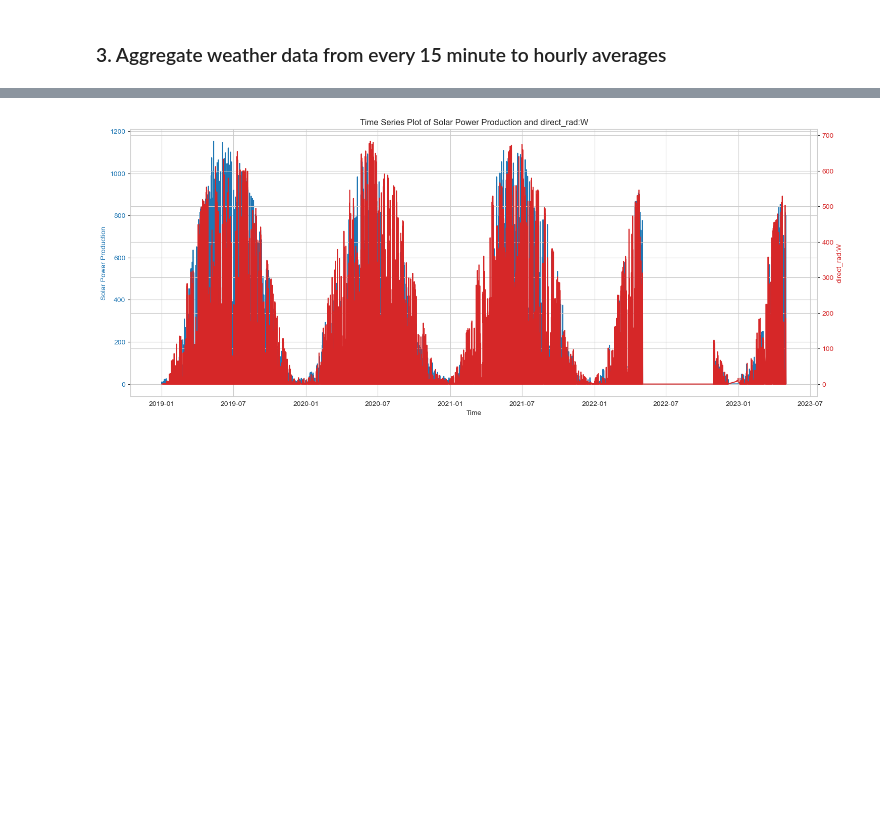
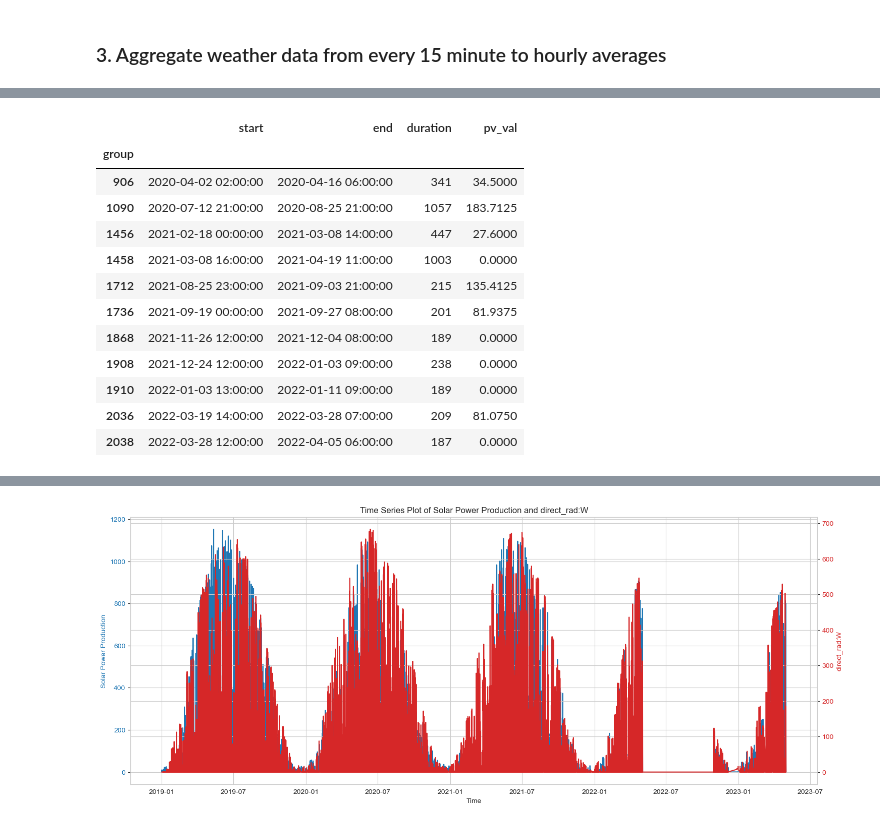
Before and after one commit to henningolweus/MLprosjekt, a Jupyter notebook: data/DataExploration.ipynb, the cells around one changed output, grey strips where cells are left out. Saved outputs shown, nothing was run; the diff lists cells and outputs as text; code cells hidden in the pictures; blank space fills up the shorter version.

Commit message:
first submission

```diff
--- a/data/DataExploration.ipynb
+++ b/data/DataExploration.ipynb
@@ -304,0 +269,54 @@ plot_feature(feats[5])
+# %%
+#If the production is a horizontal line for certain time intervals, it could indicate constant readings,
+#which may result from sensor malfunction, data logging issues, or other external factors.
+#Create a df that returns intervals of constant readings
+
+def get_constant_intervals(location):
+    if location.lower() =='a':
+            df = y_train_a.copy()
+    elif location.lower() == 'b':
+        df = y_train_b.copy()
+    elif location.lower() == 'c':
+        df = y_train_c.copy()
+    else:
+        return
+    # Calculate the difference in production values
+    df['diff'] = df['pv_measurement'].diff()
+
+    # Identify where the difference is zero
+    df['zero_diff'] = df['diff'].abs() < 1e-5
+
+    # Identify groups of consecutive zero differences
+    df['group'] = (df['zero_diff'] != df['zero_diff'].shift()).cumsum()
+
+    # Filter out only the groups with consecutive zero differences
+    constant_intervals = df[df['zero_diff']].groupby('group').agg(start=('time', 'min'),
+                                                                  end=('time', 'max'),
+                                                                  duration=('time', 'size'))
+    constant_intervals['pv_val'] = df[df['zero_diff']].groupby('group')['pv_measurement'].first()
+    return constant_intervals
+# %%
+constant_intervals_b = get_constant_intervals('b')
+vals = constant_intervals_b['pv_val'].unique()
+
+#Intervals with constant measurements that lasts longer than one week (i.e duration > 7 x 24 = 168)
+weekly_intervals_b = constant_intervals_b[constant_intervals_b['duration']>168]
+
+weekly_intervals_b
+#constant_intervals['pv_value'] = df[df['time'].isin(constant_intervals['start'])]['pv_measurement']
+
+#vals = constant_intervals['pv_value'].unique()
+# %% [output]
+|  | start | end | duration | pv_val |
+| group |  |  |  |  |
+| 906 | 2020-04-02 02:00:00 | 2020-04-16 06:00:00 | 341 | 34.5000 |
+| 1090 | 2020-07-12 21:00:00 | 2020-08-25 21:00:00 | 1057 | 183.7125 |
+| 1456 | 2021-02-18 00:00:00 | 2021-03-08 14:00:00 | 447 | 27.6000 |
+| 1458 | 2021-03-08 16:00:00 | 2021-04-19 11:00:00 | 1003 | 0.0000 |
+| 1712 | 2021-08-25 23:00:00 | 2021-09-03 21:00:00 | 215 | 135.4125 |
+| 1736 | 2021-09-19 00:00:00 | 2021-09-27 08:00:00 | 201 | 81.9375 |
+| 1868 | 2021-11-26 12:00:00 | 2021-12-04 08:00:00 | 189 | 0.0000 |
+| 1908 | 2021-12-24 12:00:00 | 2022-01-03 09:00:00 | 238 | 0.0000 |
+| 1910 | 2022-01-03 13:00:00 | 2022-01-11 09:00:00 | 189 | 0.0000 |
+| 2036 | 2022-03-19 14:00:00 | 2022-03-28 07:00:00 | 209 | 81.0750 |
+| 2038 | 2022-03-28 12:00:00 | 2022-04-05 06:00:00 | 187 | 0.0000 |
```
Also changed, not shown: parts of 54 cells of this notebook, 8 other files.
